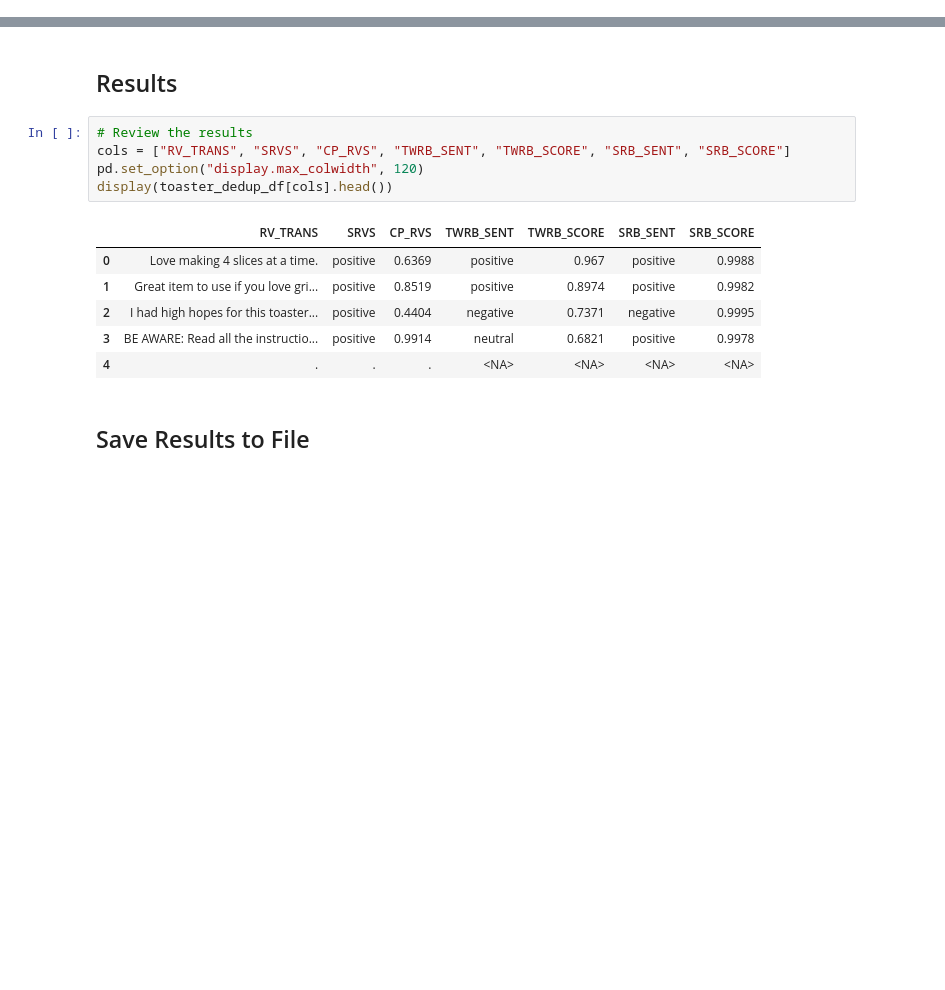
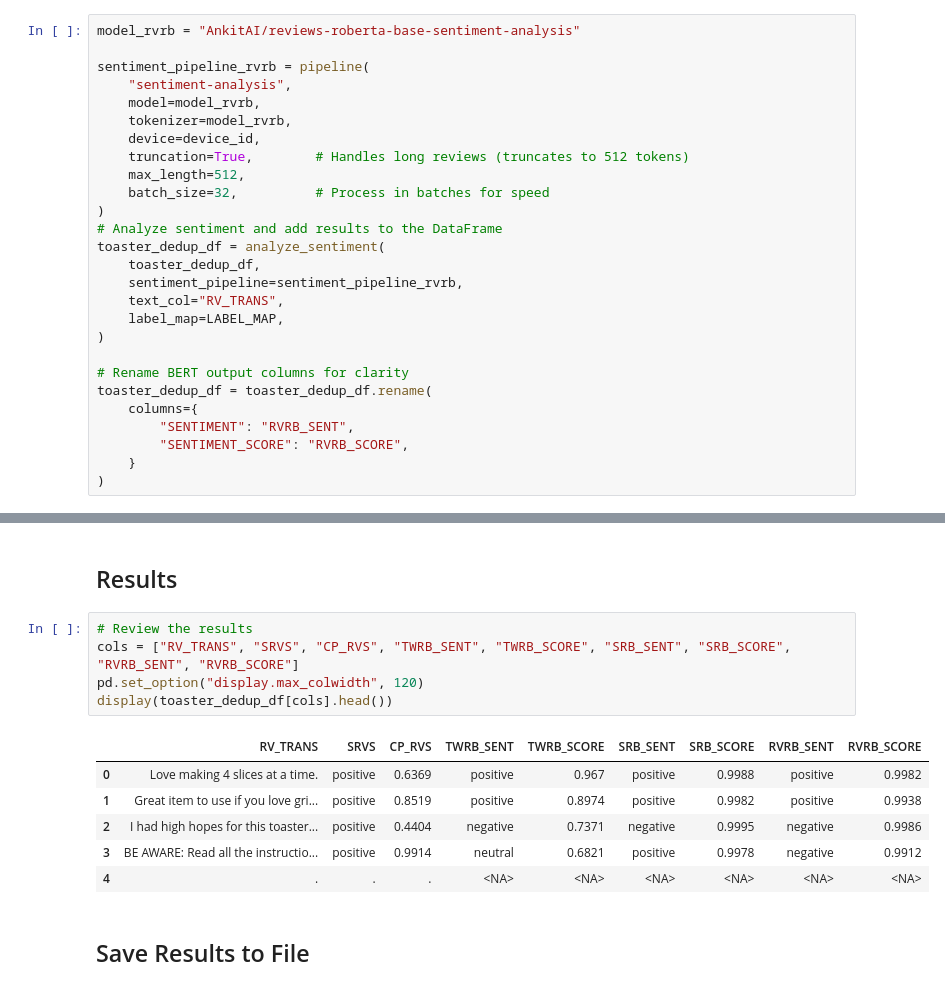
Before and after one commit to FBDjnr/rating_distribution, a Jupyter notebook: python_codes/sentiment_analyses.ipynb, the cells around one changed output, grey strips where cells are left out. Drawn from its saved outputs; the diff is of its cells as text; blank space fills up the shorter version.

```diff
--- a/python_codes/sentiment_analyses.ipynb
+++ b/python_codes/sentiment_analyses.ipynb
@@ -229,0 +234,27 @@ Long reviews that used chunking:
+# %%
+model_rvrb = "AnkitAI/reviews-roberta-base-sentiment-analysis"
+
+sentiment_pipeline_rvrb = pipeline(
+    "sentiment-analysis",
+    model=model_rvrb,
+    tokenizer=model_rvrb,
+    device=device_id,
+    truncation=True,        # Handles long reviews (truncates to 512 tokens)
+    max_length=512,
+    batch_size=32,          # Process in batches for speed
+)
+# Analyze sentiment and add results to the DataFrame
+toaster_dedup_df = analyze_sentiment(
+    toaster_dedup_df,
+    sentiment_pipeline=sentiment_pipeline_rvrb,
+    text_col="RV_TRANS",
+    label_map=LABEL_MAP,
+)
+
+# Rename BERT output columns for clarity
+toaster_dedup_df = toaster_dedup_df.rename(
+    columns={
+        "SENTIMENT": "RVRB_SENT",
+        "SENTIMENT_SCORE": "RVRB_SCORE",
+    }
+)
@@ -231,16 +295,16 @@ Long reviews that used chunking:
 ## Results
 # %%
 # Review the results
-cols = ["RV_TRANS", "SRVS", "CP_RVS", "TWRB_SENT", "TWRB_SCORE", "SRB_SENT", "SRB_SCORE"]
+cols = ["RV_TRANS", "SRVS", "CP_RVS", "TWRB_SENT", "TWRB_SCORE", "SRB_SENT", "SRB_SCORE", "RVRB_SENT", "RVRB_SCORE"]
 pd.set_option("display.max_colwidth", 120)
 display(toaster_dedup_df[cols].head())
 # %% [output]
-|  | RV_TRANS | SRVS | CP_RVS | TWRB_SENT | TWRB_SCORE | SRB_SENT | SRB_SCORE |
-| 0 | Love making 4 slices at a time. | positive | 0.6369 | positive | 0.967 | positive | 0.9988 |
-| 1 | Great item to use if you love gri... | positive | 0.8519 | positive | 0.8974 | positive | 0.9982 |
-| 2 | I had high hopes for this toaster... | positive | 0.4404 | negative | 0.7371 | negative | 0.9995 |
-| 3 | BE AWARE: Read all the instructio... | positive | 0.9914 | neutral | 0.6821 | positive | 0.9978 |
-| 4 | . | . | . | <NA> | <NA> | <NA> | <NA> |
+|  | RV_TRANS | SRVS | CP_RVS | TWRB_SENT | TWRB_SCORE | SRB_SENT | SRB_SCORE | RVRB_SENT | RVRB_SCORE |
+| 0 | Love making 4 slices at a time. | positive | 0.6369 | positive | 0.967 | positive | 0.9988 | positive | 0.9982 |
+| 1 | Great item to use if you love gri... | positive | 0.8519 | positive | 0.8974 | positive | 0.9982 | positive | 0.9938 |
+| 2 | I had high hopes for this toaster... | positive | 0.4404 | negative | 0.7371 | negative | 0.9995 | negative | 0.9986 |
+| 3 | BE AWARE: Read all the instructio... | positive | 0.9914 | neutral | 0.6821 | positive | 0.9978 | negative | 0.9912 |
+| 4 | . | . | . | <NA> | <NA> | <NA> | <NA> | <NA> | <NA> |
 # %% [markdown]
 ## Save Results to File
 # %%
```
Also changed, not shown: parts of 18 cells of this notebook, 16 other files.
